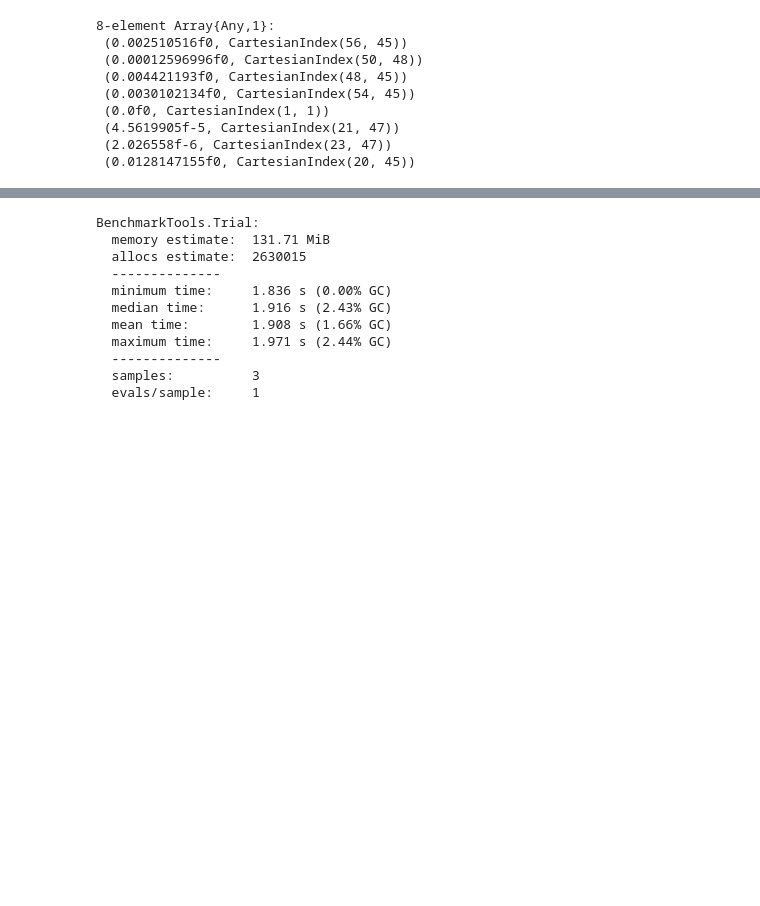
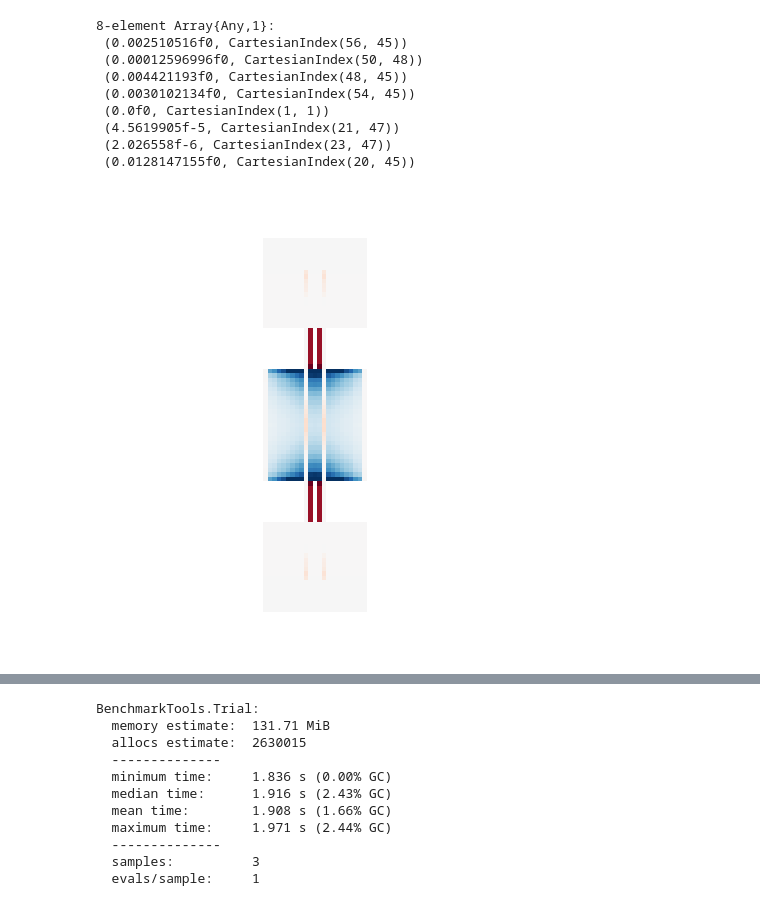
Before and after one commit to nialltc/MEngProject.jl, a Jupyter notebook: notebooks/eqAtEquil_dev_08_19.ipynb, the cells around one changed output, grey strips where cells are left out. Drawn from its saved outputs; the diff is of its cells as text; code cells hidden in the pictures; blank space fills up the shorter version.

```diff
--- a/notebooks/eqAtEquil_dev_08_19.ipynb
+++ b/notebooks/eqAtEquil_dev_08_19.ipynb
@@ -159,3 +159,7 @@ max_diff
  (4.5619905f-5, CartesianIndex(21, 47))
  (2.026558f-6, CartesianIndex(23, 47))
  (0.0128147155f0, CartesianIndex(20, 45))
+# %%
+Utils.plot_rb((sol_cpu[:,:,7,1,end] .- sol_eq10_cpu[:,:,7,1,end]) ./ sol_cpu[:,:,7,1,end])
+# %% [output]
+[figure, added]
```
Also changed, not shown: parts of 18 cells of this notebook, 5 other files.
